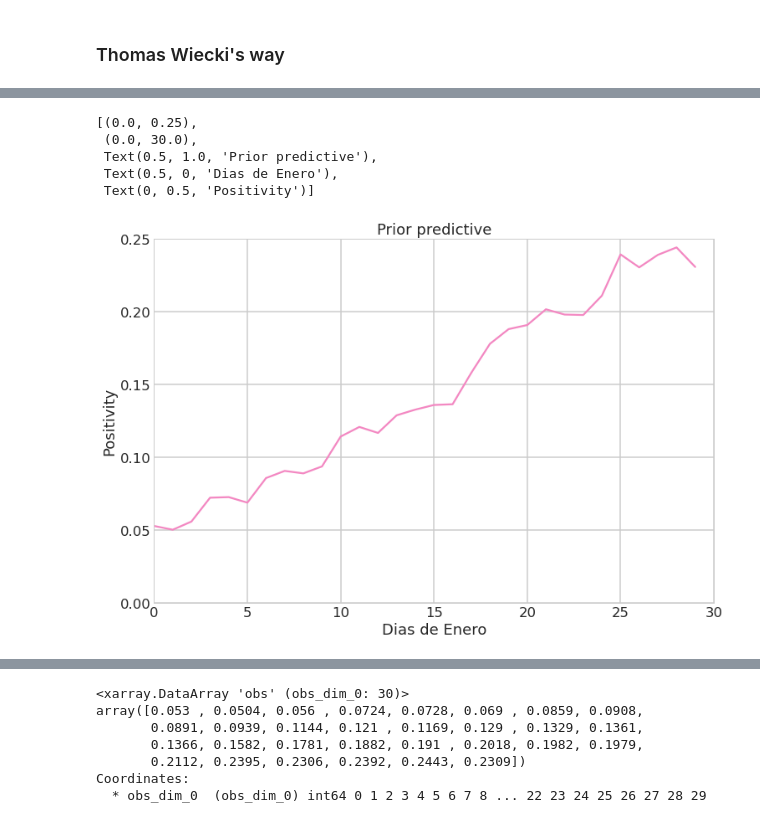
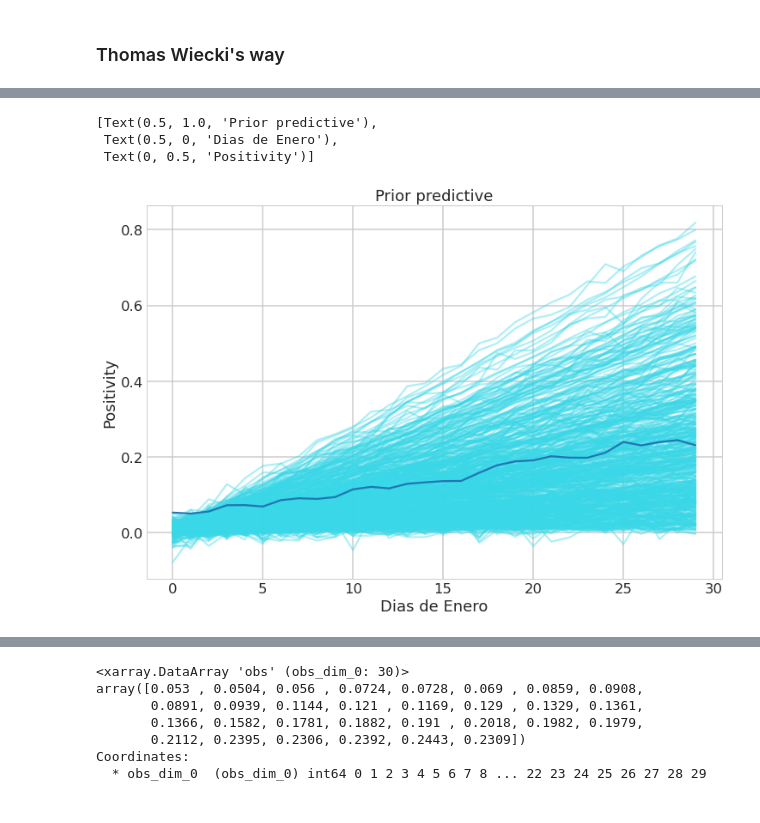
Before and after one commit to JaFrese/Bayes, a Jupyter notebook: Take Home #2.ipynb, the cells around one changed output, grey strips where cells are left out. Cells and saved outputs as stored; diff of their text form; code cells hidden in the pictures.

```diff
--- a/Take Home #2.ipynb
+++ b/Take Home #2.ipynb
@@ -190,16 +202,15 @@ positivity = confirmed
 
 with pm.Model() as model_expl:
     #Intercept
-    a = pm.Normal('a', mu = 0, sigma = 100)
-
+    a = pm.HalfNormal('a', 0.01)
     #Slope
-    b = pm.Normal('b', mu = 0.25, sigma = 0.1)
+    b = pm.HalfNormal('b', 0.01)
 
     #Exponential Regression
-    growth = a*(1 + b) ** t
-
+    #growth = a*(1 + b) ** t
+    growth = a + b*t
     #Error Term
-    eps = pm.HalfNormal('eps', 100)
+    eps = pm.HalfNormal('eps', 0.01)
 
     #Likelihood
     pm.Normal('obs',
@@ -212,13 +251,12 @@ with model_expl:
 # %%
 fig, ax = plt.subplots(figsize = (12,8))
-ax.plot(prior_pred['observed_data']['obs'].T, color = '#F388C2', alpha = 1)
-ax.set(ylim = (0,.25), xlim = (0,30), title = 'Prior predictive', xlabel = "Dias de Enero", ylabel = 'Positivity')
+ax.plot(prior_pred['prior_predictive']['obs'][0].T, color = '#39D7E7', alpha = .4)
+ax.plot(positivity)
+ax.set(title = 'Prior predictive', xlabel = "Dias de Enero", ylabel = 'Positivity')
 # %% [output]
-[(0.0, 0.25),
- (0.0, 30.0),
- Text(0.5, 1.0, 'Prior predictive'),
+[Text(0.5, 1.0, 'Prior predictive'),
  Text(0.5, 0, 'Dias de Enero'),
  Text(0, 0.5, 'Positivity')]
-[figure, old version]
+[figure, new version]
 # %%
 with model_expl:
```
Also changed, not shown: parts of 12 cells of this notebook.
